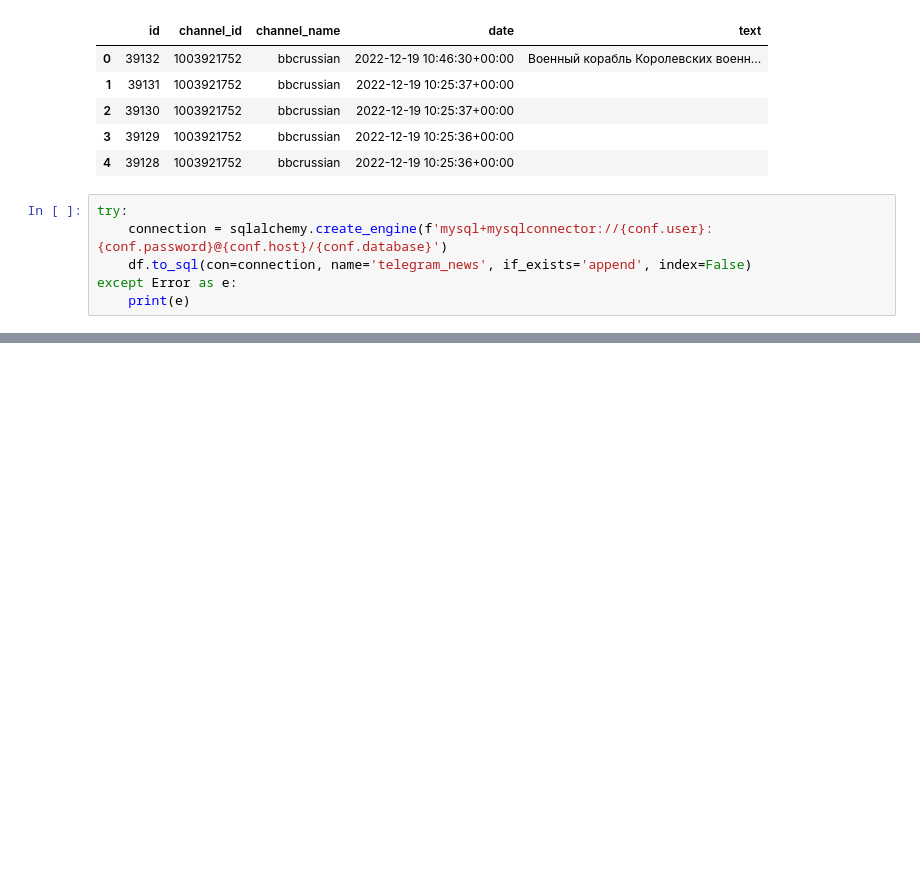
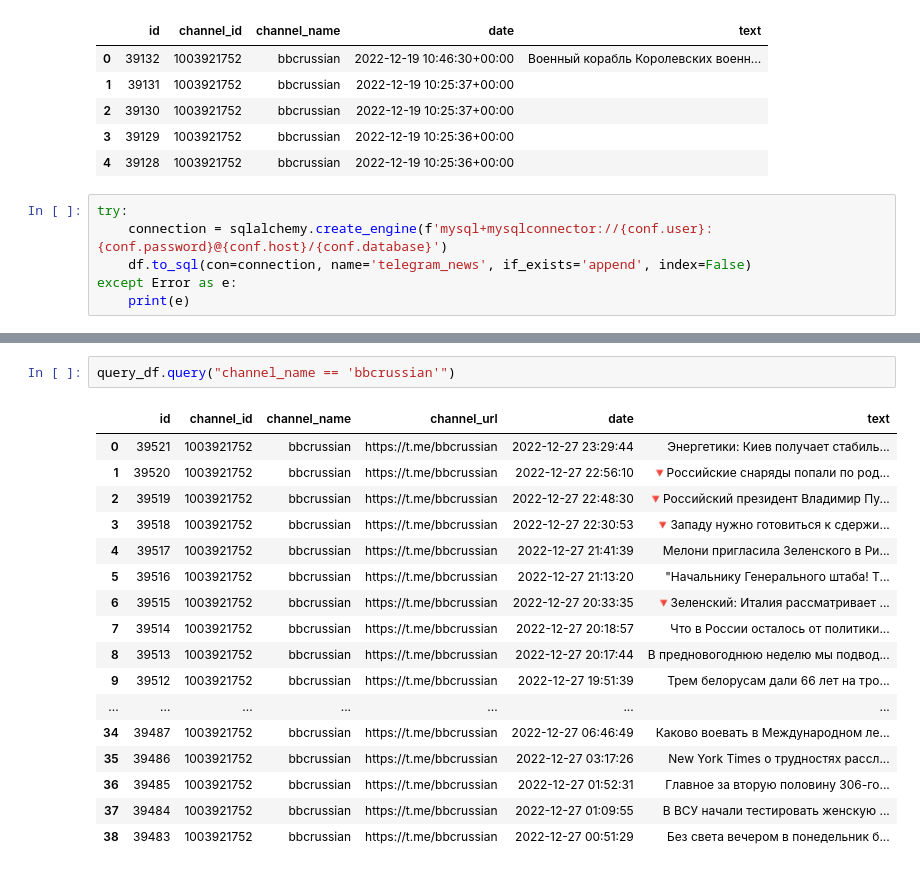
Before and after one commit to LawrenceGrigoryan/tg-news-grabber, a Jupyter notebook: notebooks/db_test.ipynb, the cells around one changed output, grey strips where cells are left out. Saved outputs shown, nothing was run; the diff lists cells and outputs as text; blank space fills up the shorter version.

```diff
--- a/notebooks/db_test.ipynb
+++ b/notebooks/db_test.ipynb
@@ -167,0 +177,20 @@ query_df
+# %%
+query_df.query("channel_name == 'bbcrussian'")
+# %% [output]
+|  | id | channel_id | channel_name | channel_url | date | text |
+| 0 | 39521 | 1003921752 | bbcrussian | https://t.me/bbcrussian | 2022-12-27 23:29:44 | Энергетики: Киев получает стабиль... |
+| 1 | 39520 | 1003921752 | bbcrussian | https://t.me/bbcrussian | 2022-12-27 22:56:10 | 🔻Российские снаряды попали по род... |
+| 2 | 39519 | 1003921752 | bbcrussian | https://t.me/bbcrussian | 2022-12-27 22:48:30 | 🔻Российский президент Владимир Пу... |
+| 3 | 39518 | 1003921752 | bbcrussian | https://t.me/bbcrussian | 2022-12-27 22:30:53 | 🔻Западу нужно готовиться к сдержи... |
+| 4 | 39517 | 1003921752 | bbcrussian | https://t.me/bbcrussian | 2022-12-27 21:41:39 | Мелони пригласила Зеленского в Ри... |
+| 5 | 39516 | 1003921752 | bbcrussian | https://t.me/bbcrussian | 2022-12-27 21:13:20 | "Начальнику Генерального штаба! Т... |
+| 6 | 39515 | 1003921752 | bbcrussian | https://t.me/bbcrussian | 2022-12-27 20:33:35 | 🔻Зеленский: Италия рассматривает ... |
+| 7 | 39514 | 1003921752 | bbcrussian | https://t.me/bbcrussian | 2022-12-27 20:18:57 | Что в России осталось от политики... |
+| 8 | 39513 | 1003921752 | bbcrussian | https://t.me/bbcrussian | 2022-12-27 20:17:44 | В предновогоднюю неделю мы подвод... |
+| 9 | 39512 | 1003921752 | bbcrussian | https://t.me/bbcrussian | 2022-12-27 19:51:39 | Трем белорусам дали 66 лет на тро... |
+| ... | ... | ... | ... | ... | ... | ... |
+| 34 | 39487 | 1003921752 | bbcrussian | https://t.me/bbcrussian | 2022-12-27 06:46:49 | Каково воевать в Международном ле... |
+| 35 | 39486 | 1003921752 | bbcrussian | https://t.me/bbcrussian | 2022-12-27 03:17:26 | New York Times о трудностях рассл... |
+| 36 | 39485 | 1003921752 | bbcrussian | https://t.me/bbcrussian | 2022-12-27 01:52:31 | Главное за вторую половину 306-го... |
+| 37 | 39484 | 1003921752 | bbcrussian | https://t.me/bbcrussian | 2022-12-27 01:09:55 | В ВСУ начали тестировать женскую ... |
+| 38 | 39483 | 1003921752 | bbcrussian | https://t.me/bbcrussian | 2022-12-27 00:51:29 | Без света вечером в понедельник б... |
```
Also changed, not shown: parts of 7 cells of this notebook, 17 other files.
